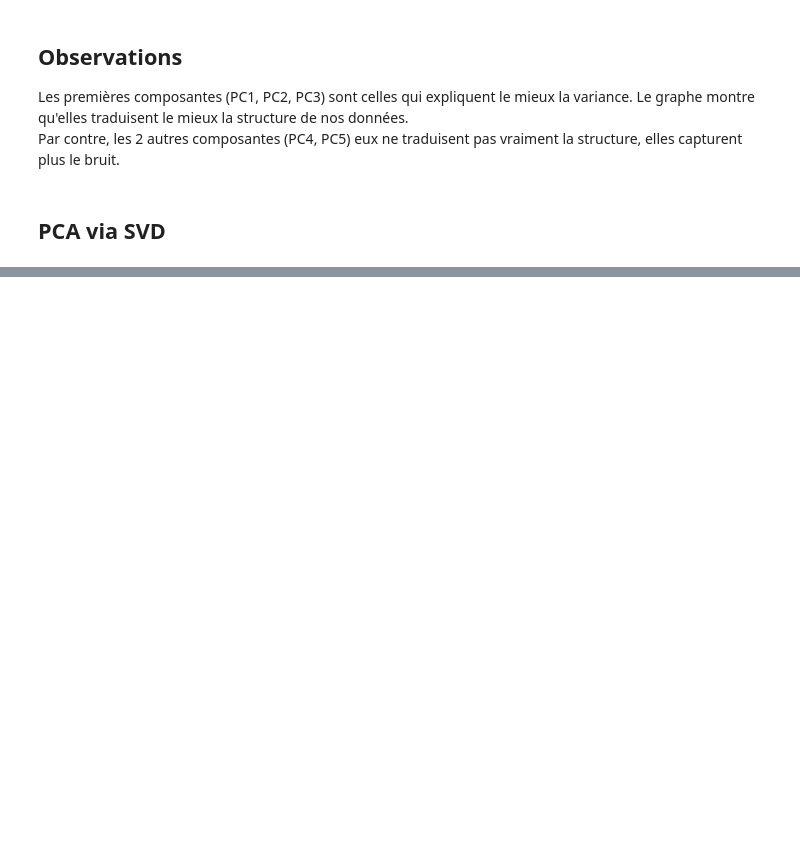
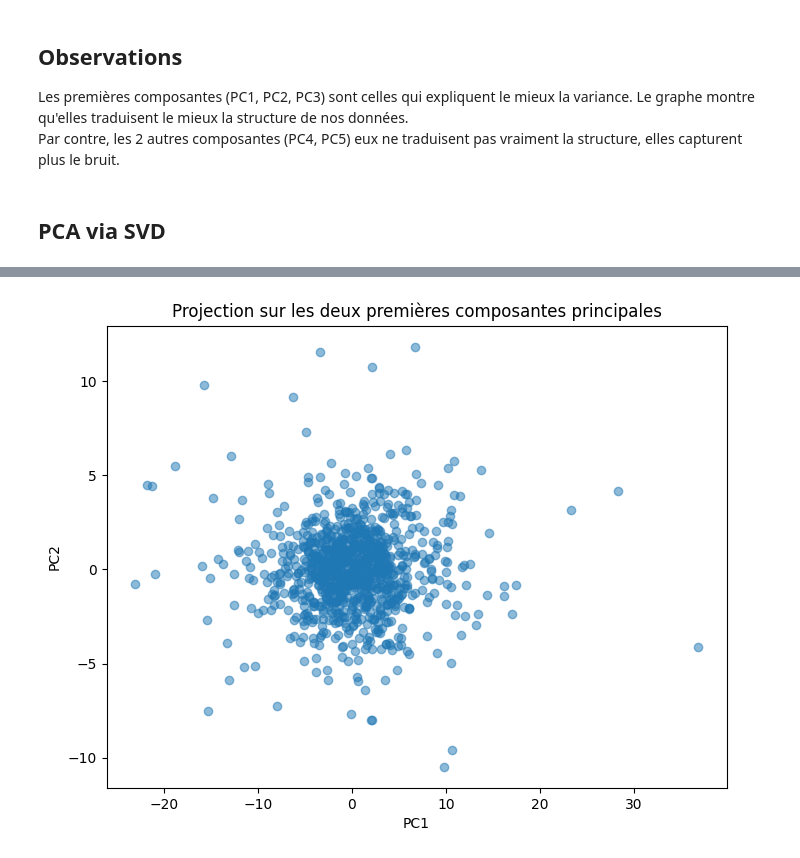
Before and after one commit to theoplg/Machine-Learning-Lab-work, a Jupyter notebook: TP_PCA.ipynb, the cells around one changed output, grey strips where cells are left out. Cells and saved outputs as stored; diff of their text form; code cells hidden in the pictures; blank space fills up the shorter version.

```diff
--- a/TP_PCA.ipynb
+++ b/TP_PCA.ipynb
@@ -138,0 +153,11 @@ composantes principales via SVD :
+# %%
+projection_final[-100:] = np.random.standard_cauchy(size=(100, projection_final.shape[1]))
+
+plt.figure(figsize=(8, 6))
+plt.scatter(data_pca[:, 0], data_pca[:, 1], alpha=0.5)
+plt.xlabel('PC1')
+plt.ylabel('PC2')
+plt.title('Projection sur les deux premières composantes principales')
+plt.show()
+# %% [output]
+[figure, added]
```
Also changed, not shown: parts of 8 cells of this notebook.
